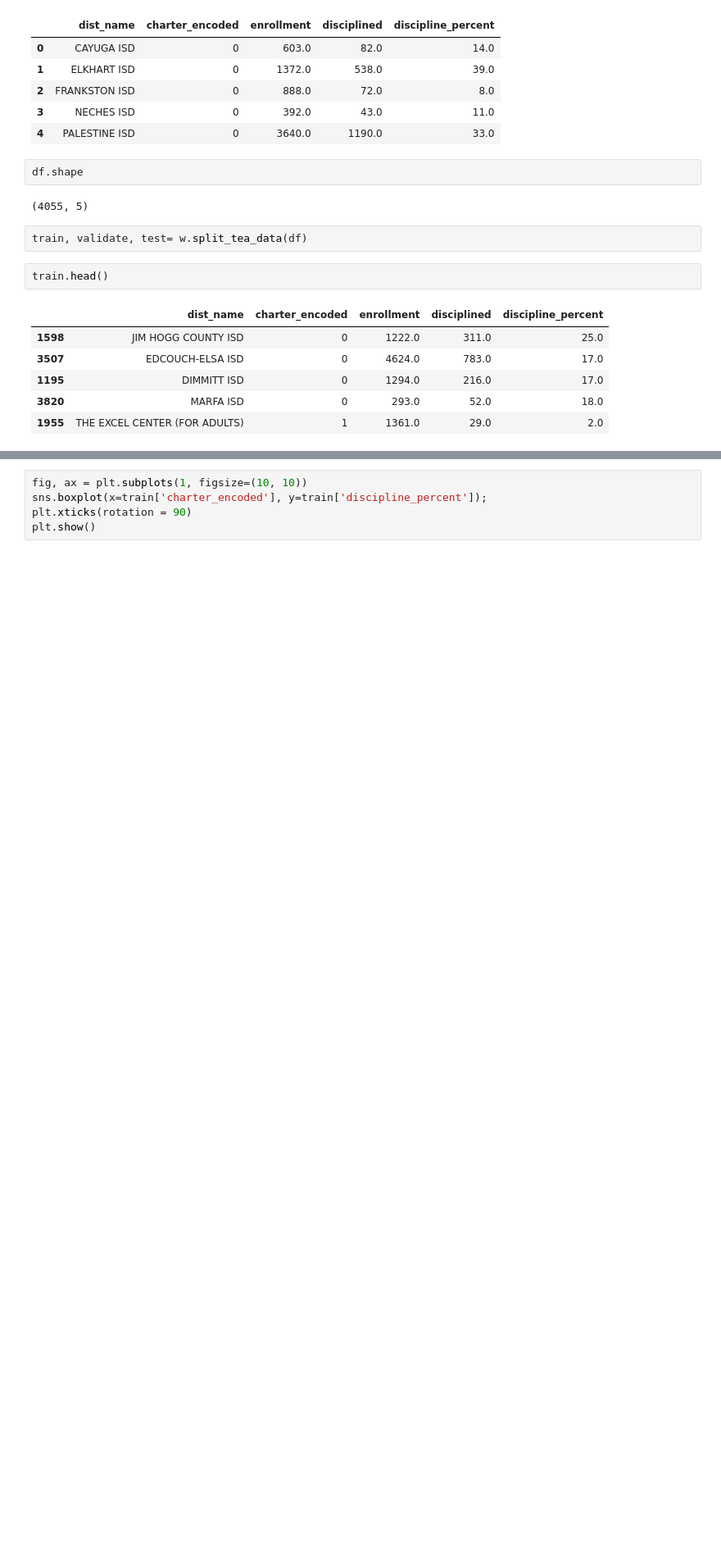
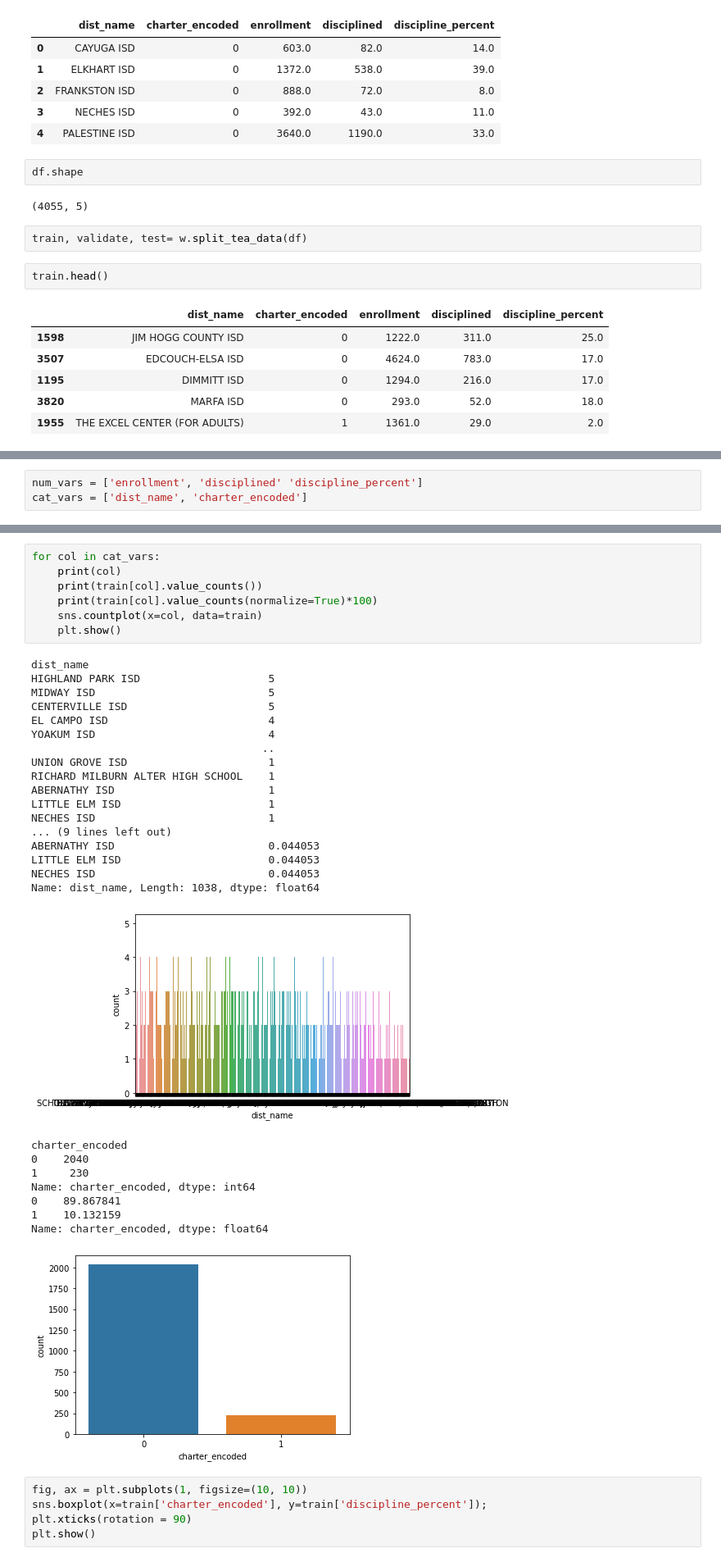
Before and after one commit to raedownen/project-4-classification, a Jupyter notebook: final_notebook.ipynb, the cells around one changed output, grey strips where cells are left out. Shown at 82% size. Cells and saved outputs as stored; diff of their text form; blank space fills up the shorter version.

```diff
--- a/final_notebook.ipynb
+++ b/final_notebook.ipynb
@@ -68,0 +81,3 @@ sns.histplot(x='enrollment', data=train, kde=True)
+# %%
+num_vars = ['enrollment', 'disciplined' 'discipline_percent']
+cat_vars = ['dist_name', 'charter_encoded']
@@ -69,3 +95,37 @@ sns.histplot(x='enrollment', data=train, kde=True)
+# %%
+for col in cat_vars:
+    print(col)
+    print(train[col].value_counts())
+    print(train[col].value_counts(normalize=True)*100)
+    sns.countplot(x=col, data=train)
+    plt.show()
+# %% [output]
+dist_name
+HIGHLAND PARK ISD                    5
+MIDWAY ISD                           5
+CENTERVILLE ISD                      5
+EL CAMPO ISD                         4
+YOAKUM ISD                           4
+                                    ..
+UNION GROVE ISD                      1
+RICHARD MILBURN ALTER HIGH SCHOOL    1
+ABERNATHY ISD                        1
+LITTLE ELM ISD                       1
+NECHES ISD                           1
+... (9 lines left out)
+ABERNATHY ISD                        0.044053
+LITTLE ELM ISD                       0.044053
+NECHES ISD                           0.044053
+Name: dist_name, Length: 1038, dtype: float64
+[figure, added]
+charter_encoded
+0    2040
+1     230
+Name: charter_encoded, dtype: int64
+0    89.867841
+1    10.132159
+Name: charter_encoded, dtype: float64
+[figure, added]
 # %%
 fig, ax = plt.subplots(1, figsize=(10, 10))
 sns.boxplot(x=train['charter_encoded'], y=train['discipline_percent']);
```
Also changed, not shown: parts of 5 cells of this notebook, 4 other files.
